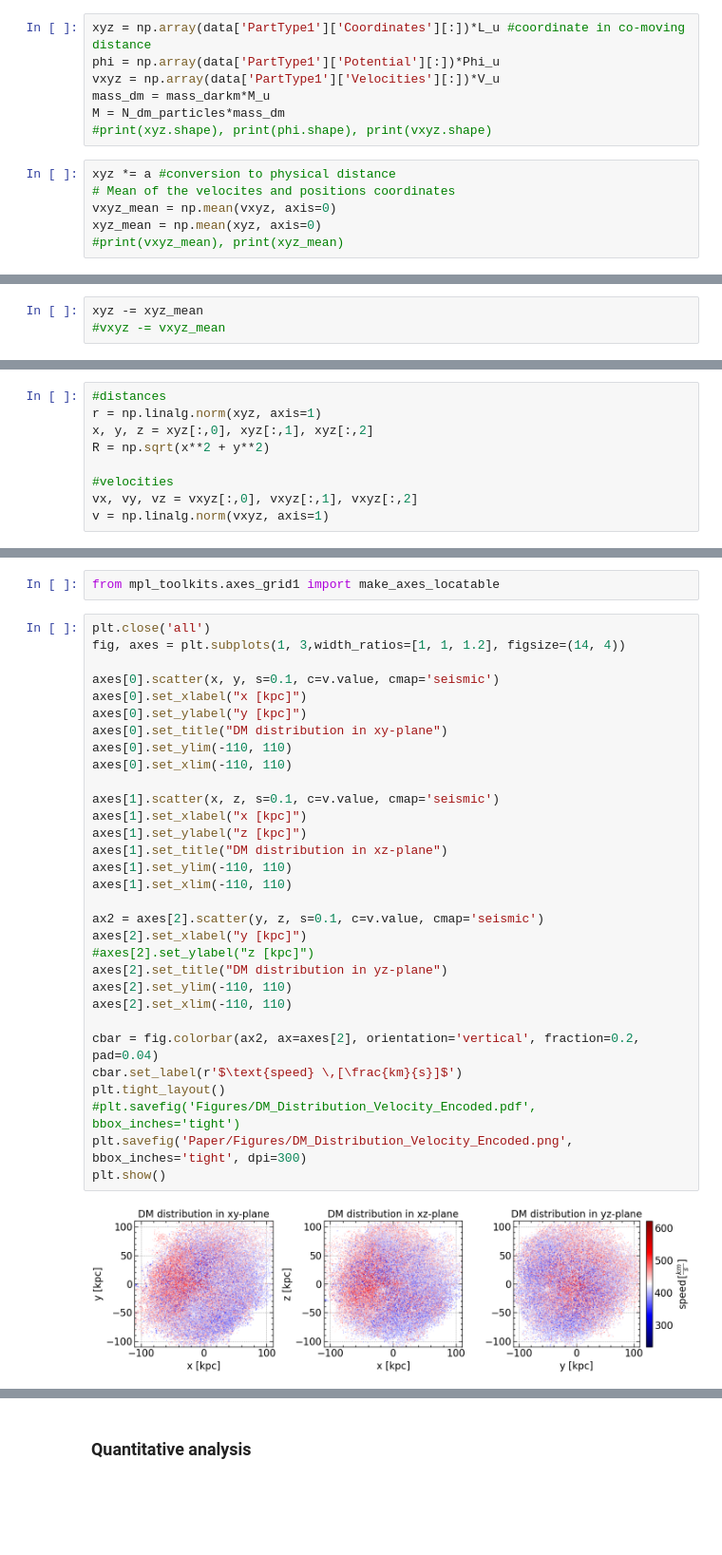
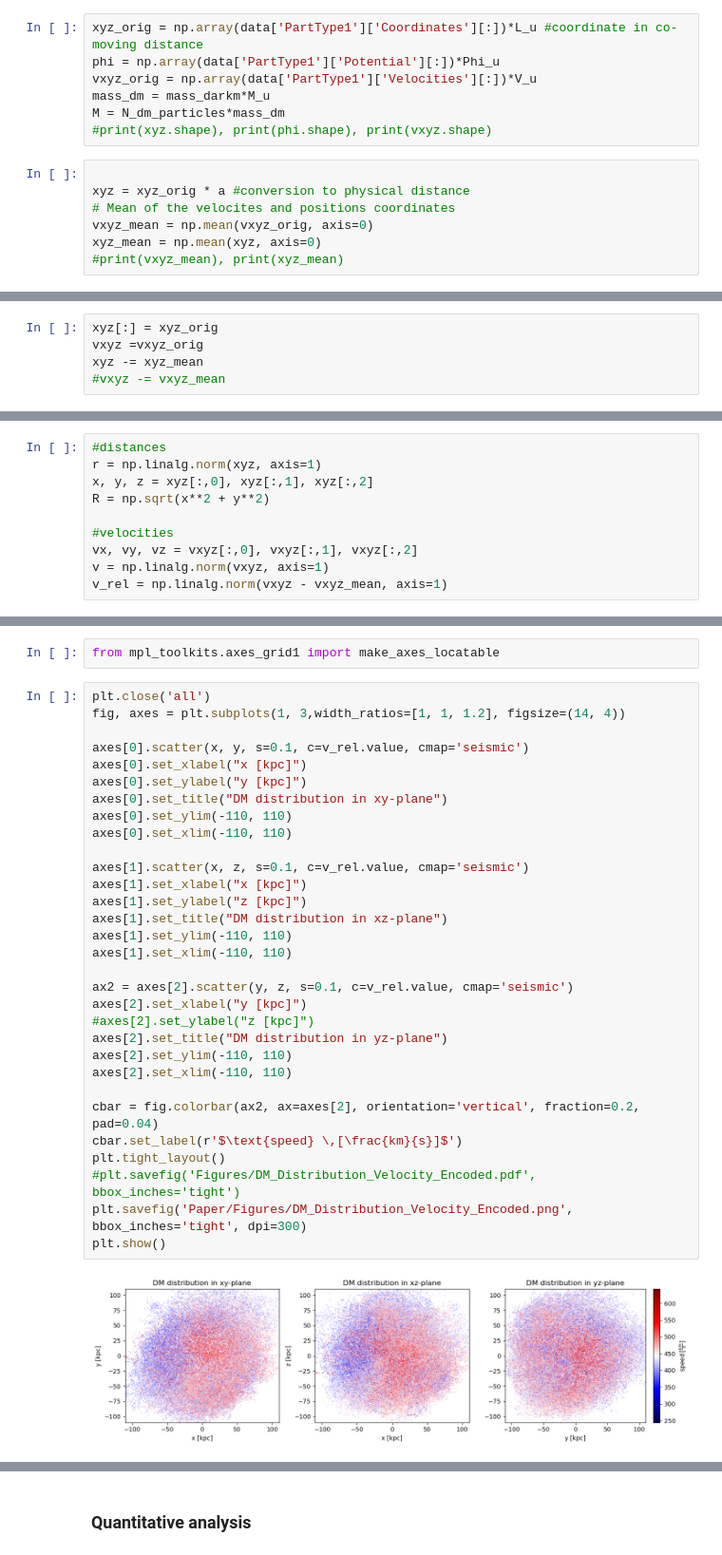
Before and after one commit to Jitskeverheecke/TANA_Project, a Jupyter notebook: project.ipynb, the cells around one changed output, grey strips where cells are left out. Shown at 95% size. Cells and saved outputs as stored; diff of their text form; blank space fills up the shorter version.

```diff
--- a/project.ipynb
+++ b/project.ipynb
@@ -55,21 +55,24 @@ M_u = 10e10*Msun/h #dark mass unit
 # %%
 #L_u, V_u, Phi_u, M_u
 # %%
-xyz = np.array(data['PartType1']['Coordinates'][:])*L_u #coordinate in co-moving distance
+xyz_orig = np.array(data['PartType1']['Coordinates'][:])*L_u #coordinate in co-moving distance
 phi = np.array(data['PartType1']['Potential'][:])*Phi_u
-vxyz = np.array(data['PartType1']['Velocities'][:])*V_u
+vxyz_orig = np.array(data['PartType1']['Velocities'][:])*V_u
 mass_dm = mass_darkm*M_u
 M = N_dm_particles*mass_dm
 #print(xyz.shape), print(phi.shape), print(vxyz.shape)
 # %%
-xyz *= a #conversion to physical distance
+
+xyz = xyz_orig * a #conversion to physical distance
 # Mean of the velocites and positions coordinates
-vxyz_mean = np.mean(vxyz, axis=0)
+vxyz_mean = np.mean(vxyz_orig, axis=0)
 xyz_mean = np.mean(xyz, axis=0)
 #print(vxyz_mean), print(xyz_mean)
 # %% [markdown]
 Data standardization: here all velocities and positions coordinates are centered around theire mean value.
 # %%
+xyz[:] = xyz_orig
+vxyz =vxyz_orig
 xyz -= xyz_mean
 #vxyz -= vxyz_mean
 # %% [markdown]
@@ -84,6 +87,7 @@ R = np.sqrt(x**2 + y**2)
 #velocities
 vx, vy, vz = vxyz[:,0], vxyz[:,1], vxyz[:,2]
 v = np.linalg.norm(vxyz, axis=1)
+v_rel = np.linalg.norm(vxyz - vxyz_mean, axis=1)
 # %%
 from mpl_toolkits.mplot3d import Axes3D
 # %%
@@ -153,33 +157,33 @@ from mpl_toolkits.axes_grid1 import make_axes_locatable
 # %%
 plt.close('all')
 fig, axes = plt.subplots(1, 3,width_ratios=[1, 1, 1.2], figsize=(14, 4))
 
-axes[0].scatter(x, y, s=0.1, c=v.value, cmap='seismic')
+axes[0].scatter(x, y, s=0.1, c=v_rel.value, cmap='seismic')
 axes[0].set_xlabel("x [kpc]")
 axes[0].set_ylabel("y [kpc]")
 axes[0].set_title("DM distribution in xy-plane")
 axes[0].set_ylim(-110, 110)
 axes[0].set_xlim(-110, 110)
 
-axes[1].scatter(x, z, s=0.1, c=v.value, cmap='seismic')
+axes[1].scatter(x, z, s=0.1, c=v_rel.value, cmap='seismic')
 axes[1].set_xlabel("x [kpc]")
 axes[1].set_ylabel("z [kpc]")
 axes[1].set_title("DM distribution in xz-plane")
 axes[1].set_ylim(-110, 110)
 axes[1].set_xlim(-110, 110)
 
-ax2 = axes[2].scatter(y, z, s=0.1, c=v.value, cmap='seismic')
+ax2 = axes[2].scatter(y, z, s=0.1, c=v_rel.value, cmap='seismic')
 axes[2].set_xlabel("y [kpc]")
 #axes[2].set_ylabel("z [kpc]")
 axes[2].set_title("DM distribution in yz-plane")
 axes[2].set_ylim(-110, 110)
 axes[2].set_xlim(-110, 110)
 
 cbar = fig.colorbar(ax2, ax=axes[2], orientation='vertical', fraction=0.2, pad=0.04)
 cbar.set_label(r'$\text{speed} \,[\frac{km}{s}]$')
 plt.tight_layout()
 #plt.savefig('Figures/DM_Distribution_Velocity_Encoded.pdf', bbox_inches='tight')
 plt.savefig('Paper/Figures/DM_Distribution_Velocity_Encoded.png', bbox_inches='tight', dpi=300)
 plt.show()
 # %% [output]
-[figure, old version]
+[figure, new version]
```
Also changed, not shown: parts of 5 cells of this notebook, 5 other files.
